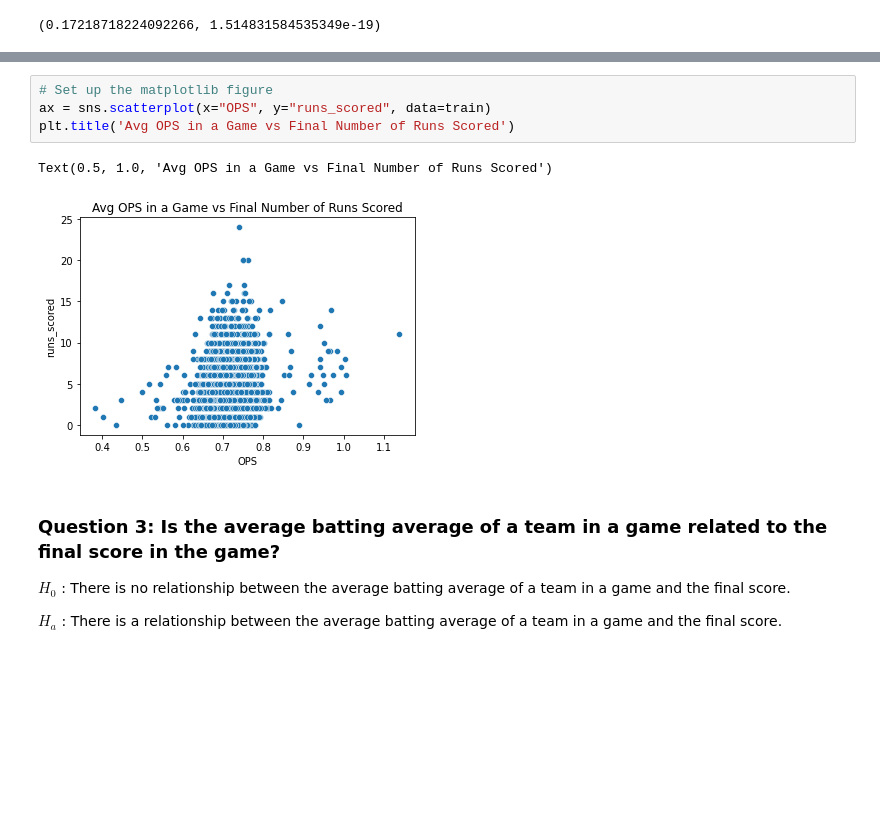
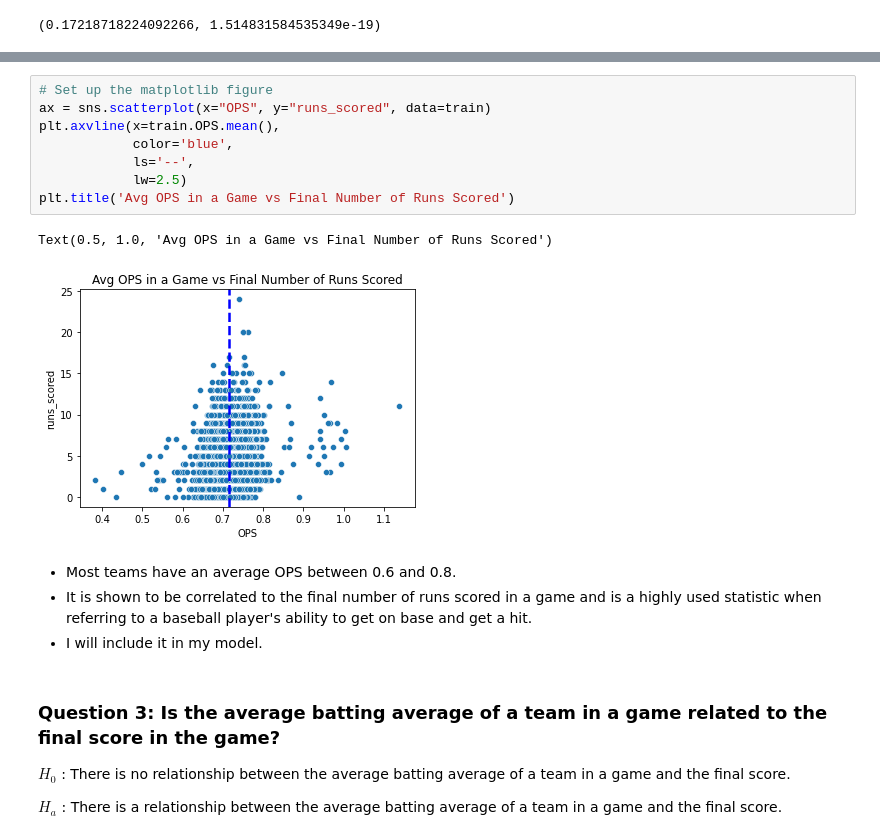
Before and after one commit to veronica-f-reyes/individual-project, a Jupyter notebook: initial_notebook.ipynb, the cells around one changed output, grey strips where cells are left out. Saved outputs shown, nothing was run; the diff lists cells and outputs as text; blank space fills up the shorter version.

```diff
--- a/initial_notebook.ipynb
+++ b/initial_notebook.ipynb
@@ -1340,10 +1381,18 @@ We reject the hypothesis that there is no relationship between OPS and the final
 # %%
 # Set up the matplotlib figure
 ax = sns.scatterplot(x="OPS", y="runs_scored", data=train)
+plt.axvline(x=train.OPS.mean(),
+            color='blue',
+            ls='--',
+            lw=2.5)
 plt.title('Avg OPS in a Game vs Final Number of Runs Scored')
 # %% [output]
 Text(0.5, 1.0, 'Avg OPS in a Game vs Final Number of Runs Scored')
-[figure, old version]
+[figure, new version]
+# %% [markdown]
+- Most teams have an average OPS between 0.6 and 0.8.
+- It is shown to be correlated to the final number of runs scored in a game and is a highly used statistic when referring to a baseball player's ability to get on base and get a hit.
+- I will include it in my model.
 # %% [markdown]
 ### Question 3: Is the average batting average of a team in a game related to the final score in the game?
 
```
Also changed, not shown: parts of 89 cells of this notebook, 2 other files.
